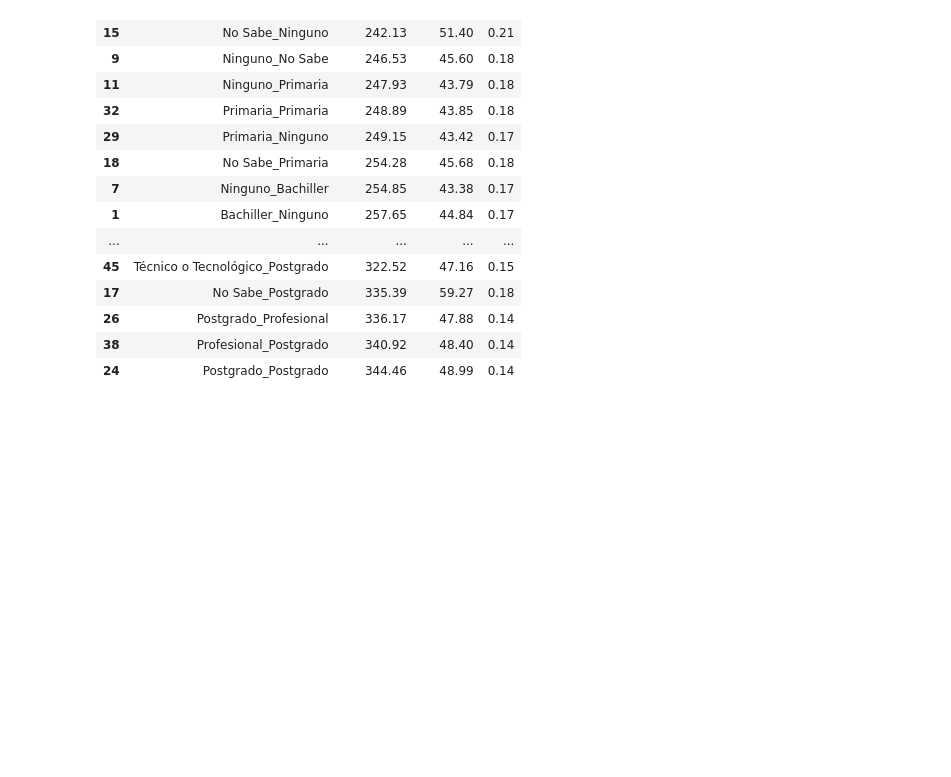
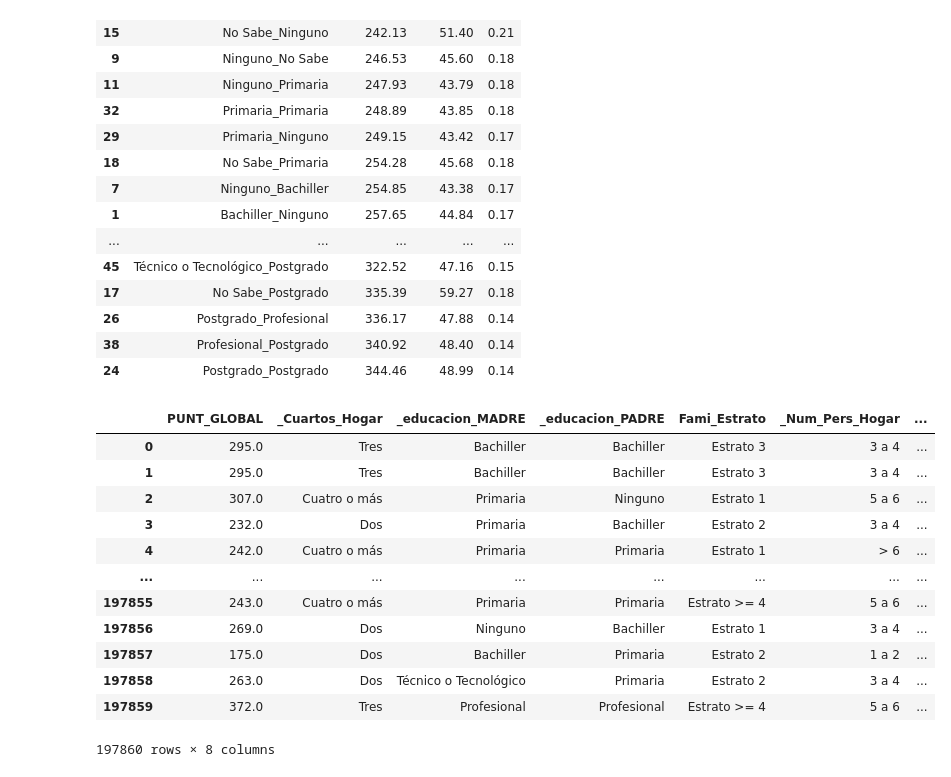
Before and after one commit to pesimo-estudiante/Proyecto_1, a Jupyter notebook: data_preparation_pregunta_uno.ipynb, the cells around one changed output. Drawn from its saved outputs; the diff is of its cells as text; code cells hidden in the pictures; blank space fills up the shorter version.

```diff
--- a/data_preparation_pregunta_dos.ipynb
+++ b/data_preparation_pregunta_uno.ipynb
@@ -408,0 +410,16 @@ data_sample
+# %%
+clean_data_samp
+# %% [output]
+|  | PUNT_GLOBAL | _Cuartos_Hogar | _educacion_MADRE | _educacion_PADRE | Fami_Estrato | _Num_Pers_Hogar | ... |
+| 0 | 295.0 | Tres | Bachiller | Bachiller | Estrato 3 | 3 a 4 | ... |
+| 1 | 295.0 | Tres | Bachiller | Bachiller | Estrato 3 | 3 a 4 | ... |
+| 2 | 307.0 | Cuatro o más | Primaria | Ninguno | Estrato 1 | 5 a 6 | ... |
+| 3 | 232.0 | Dos | Primaria | Bachiller | Estrato 2 | 3 a 4 | ... |
+| 4 | 242.0 | Cuatro o más | Primaria | Primaria | Estrato 1 | > 6 | ... |
+| ... | ... | ... | ... | ... | ... | ... | ... |
+| 197855 | 243.0 | Cuatro o más | Primaria | Primaria | Estrato >= 4 | 5 a 6 | ... |
+| 197856 | 269.0 | Dos | Ninguno | Bachiller | Estrato 1 | 3 a 4 | ... |
+| 197857 | 175.0 | Dos | Bachiller | Primaria | Estrato 2 | 1 a 2 | ... |
+| 197858 | 263.0 | Dos | Técnico o Tecnológico | Primaria | Estrato 2 | 3 a 4 | ... |
+| 197859 | 372.0 | Tres | Profesional | Profesional | Estrato >= 4 | 5 a 6 | ... |
+197860 rows × 8 columns
```
Also changed, not shown: parts of 7 cells of this notebook, 19 other files.
